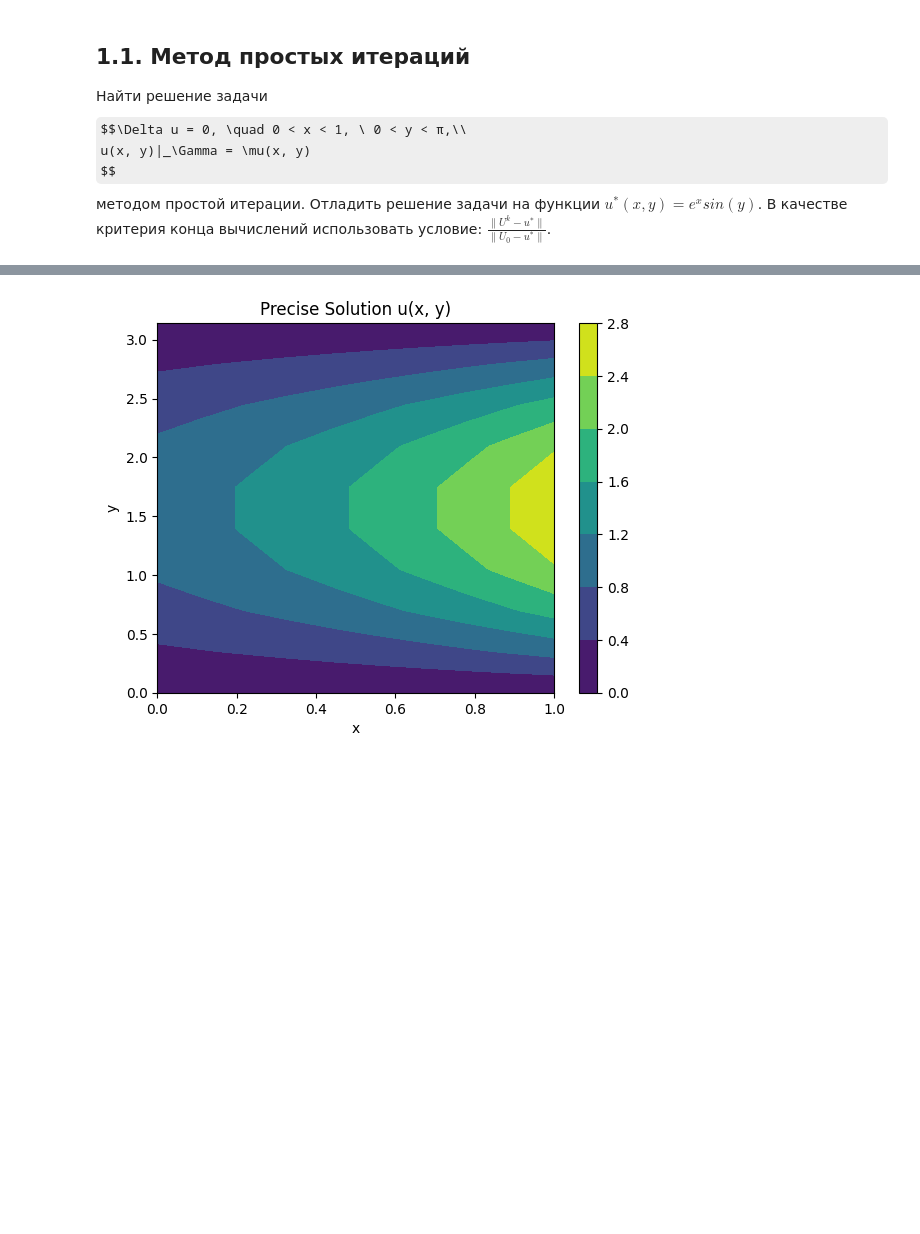
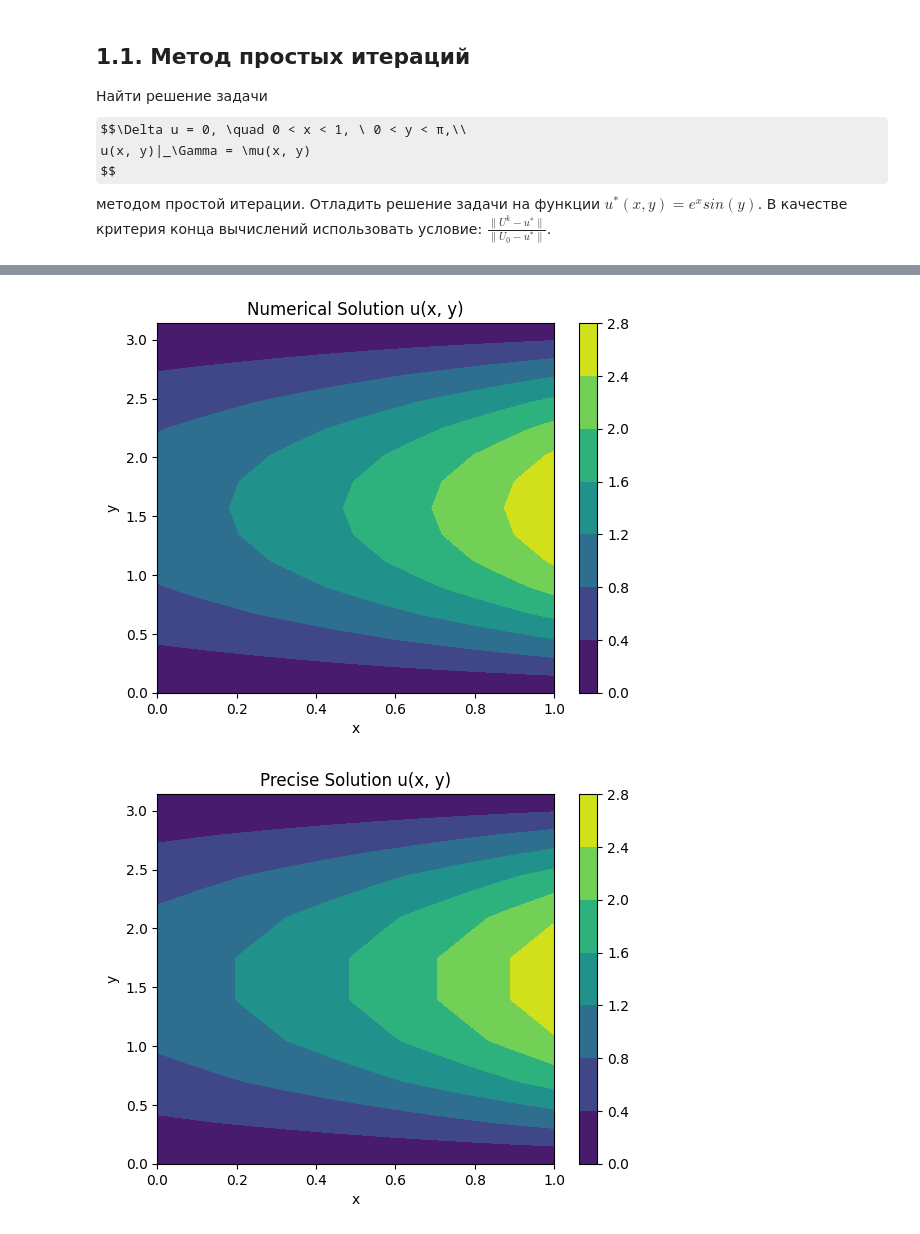
Before and after one commit to amanokh/SPBU_tasks, a Jupyter notebook: sem7-CW/task1_1/notebook.ipynb, the cells around one changed output, grey strips where cells are left out. Drawn from its saved outputs; the diff is of its cells as text; code cells hidden in the pictures; some formulas as TeX source; blank space fills up the shorter version.

```diff
--- a/sem7-CW/task1_1/notebook.ipynb
+++ b/sem7-CW/task1_1/notebook.ipynb
@@ -72,3 +108,12 @@ plt.show()
+# %%
+plt.contourf(X, Y, U.transpose(), cmap='viridis')
+plt.colorbar()
+plt.title('Numerical Solution u(x, y)')
+plt.xlabel('x')
+plt.ylabel('y')
+plt.show()
+# %% [output]
+[figure, added]
 # %%
 # Визуализируем ожидаемый результат точного решения
 plt.contourf(X, Y, U_precise, cmap='viridis')
```
Also changed, not shown: parts of 4 cells of this notebook, 4 other files.
